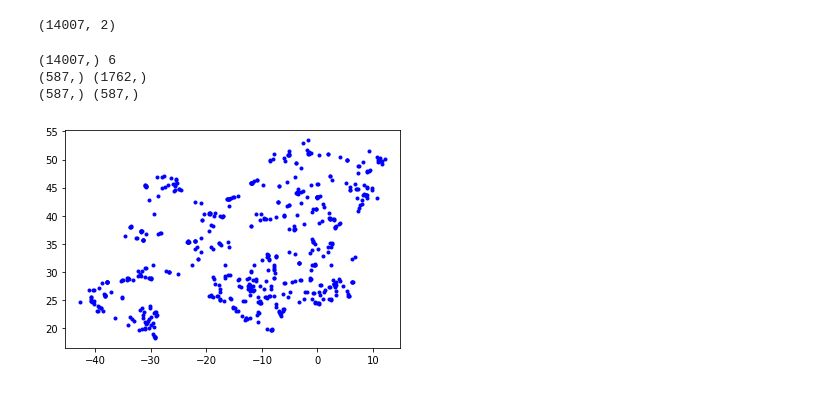
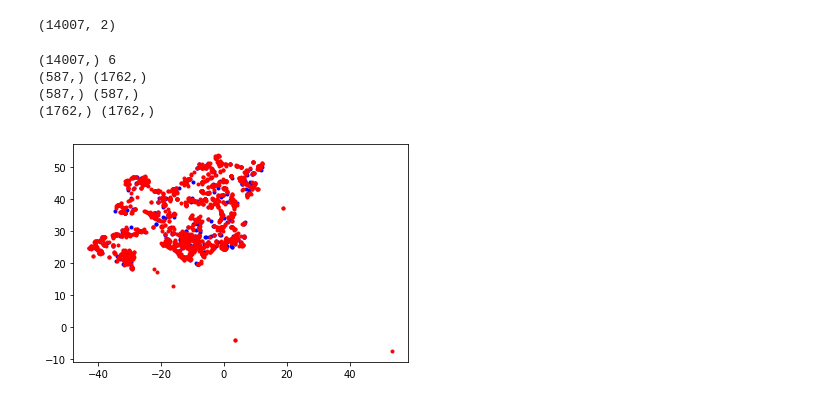
Before and after one commit to YiruS/Adversarial_Learning_on_PointClouds, a Jupyter notebook: utils/TSNE.ipynb, the cells around one changed output. Cells and saved outputs as stored; diff of their text form; code cells hidden in the pictures.

```diff
--- a/utils/TSNE.ipynb
+++ b/utils/TSNE.ipynb
@@ -53,31 +53,39 @@ idx = np.where(objects==0)[0]
 
 colors = plt.cm.jet(np.linspace(0, 1, 2))
 
 # airplanes = embeddings[idx,:]
 # airplanes_labels = labels[idx]
 # print(np.where(airplanes_labels==1)[0].shape, np.where(airplanes_labels==0)[0].shape)
 # print(embeddings.shape, airplanes.shape)
 
 # label = np.where(airplanes_labels==1)[0]
 # unlabel = np.where(airplanes_labels==0)[0]
 
 
 
 label = np.where((objects == 0) & (labels == 1))[0]
 unlabel = np.where((objects == 0) & (labels == 0))[0]
 
 print(label.shape, unlabel.shape)
 
 vis_x = embeddings[label, 0]
 vis_y = embeddings[label, 1]
 
 print(vis_x.shape, vis_y.shape)
 plt.scatter(vis_x, vis_y, c='b', marker='.')
+
+vis_x = embeddings[unlabel, 0]
+vis_y = embeddings[unlabel, 1]
+
+print(vis_x.shape, vis_y.shape)
+plt.scatter(vis_x, vis_y, c='r', marker='.')
+
 # plt.colorbar(ticks=range(2))
 plt.clim(-0.5, 9.5)
 plt.show()
 # %% [output]
 (14007,) 6
 (587,) (1762,)
 (587,) (587,)
+(1762,) (1762,)
-[figure, old version]
+[figure, new version]
```
Also changed, not shown: 5 other files.
